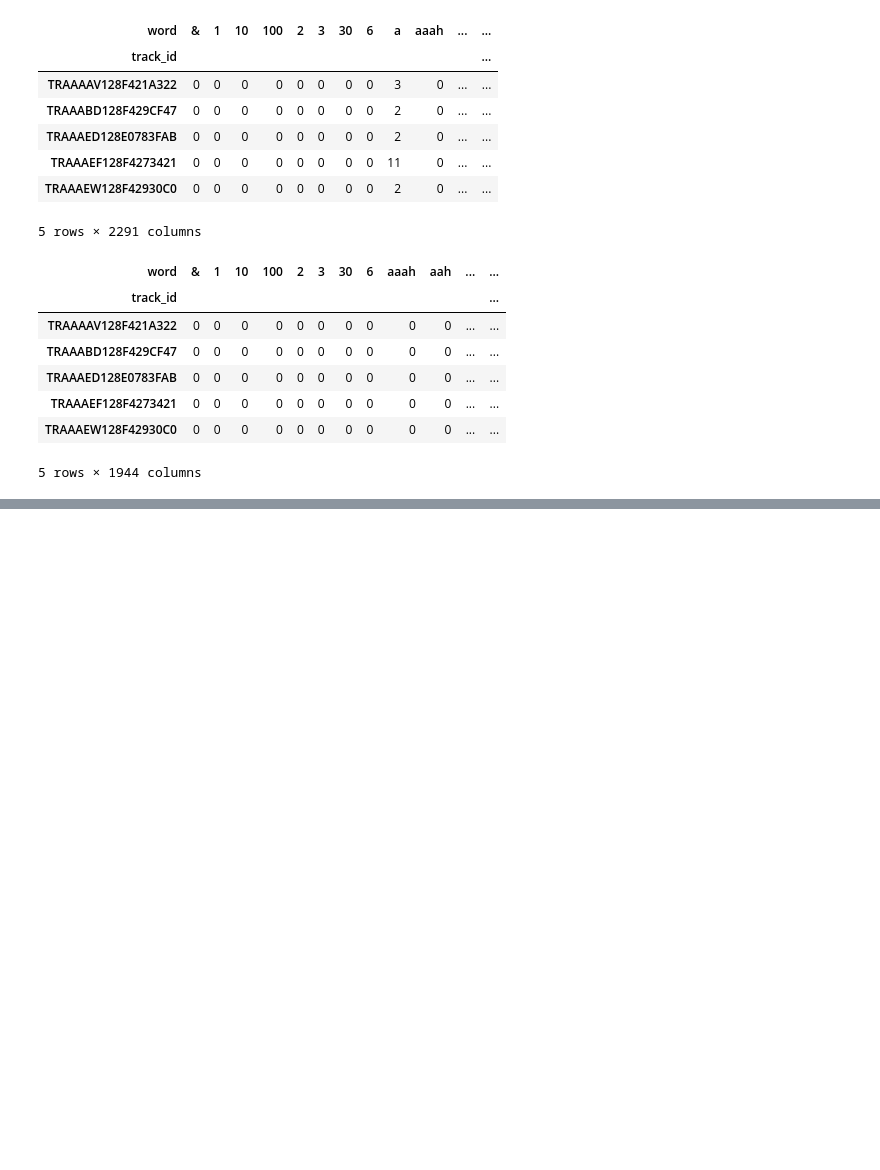
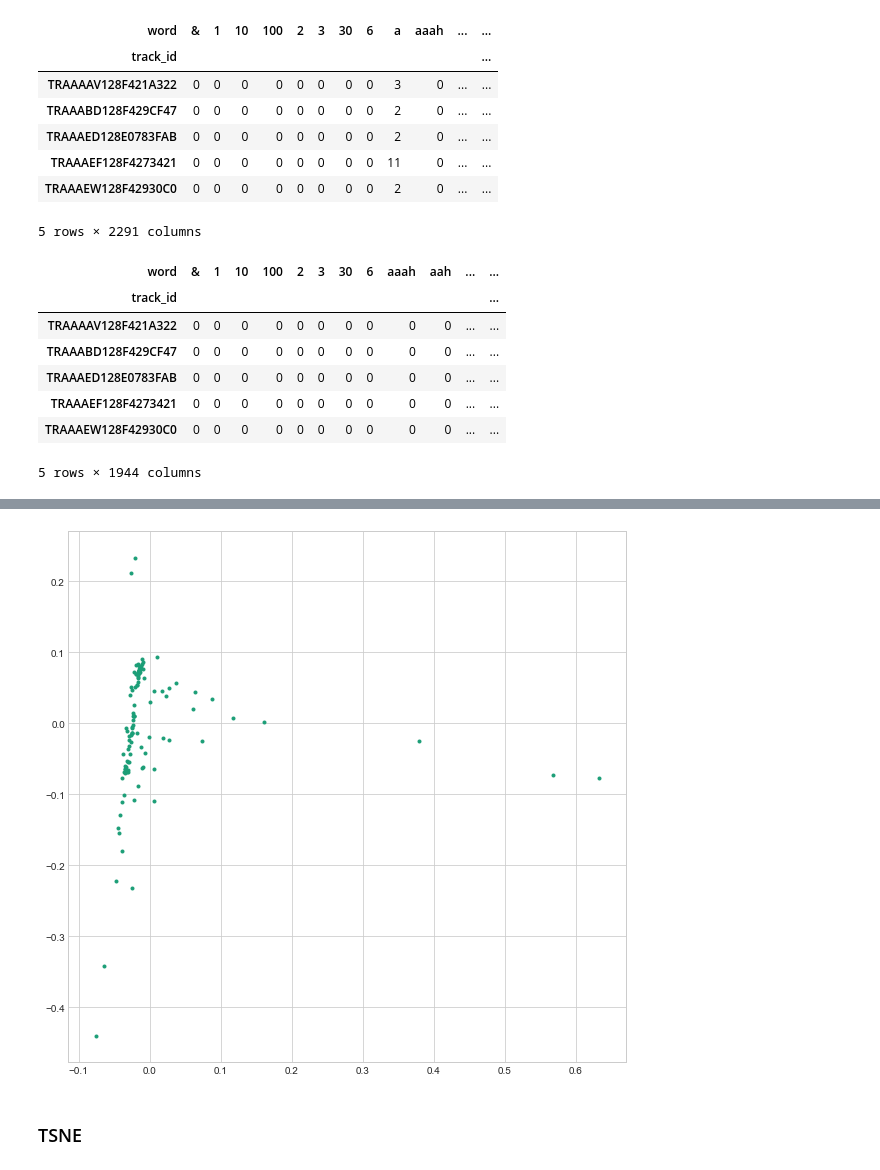
Before and after one commit to pylablanche/MillionSong, a Jupyter notebook: BagOfWord_Analysis.ipynb, the cells around one changed output, grey strips where cells are left out. Drawn from its saved outputs; the diff is of its cells as text; code cells hidden in the pictures; blank space fills up the shorter version.

```diff
--- a/BagOfWord_Analysis.ipynb
+++ b/BagOfWord_Analysis.ipynb
@@ -136,0 +172,12 @@ sns.heatmap(lyrics_no_stopwords_mat.head(15), vmax=5.0, cmap='Blues_r', )
+# %%
+lle = LocallyLinearEmbedding(n_components=2)
+lyrics_no_lle = lle.fit_transform(lyrics_no_stopwords_mat)
+
+plt.figure(figsize=(10,10))
+
+plt.scatter(lyrics_no_lle[:,0], lyrics_no_lle[:,1], marker='.')
+plt.axis('scaled');
+# %% [output]
+[figure, added]
+# %% [markdown]
+### TSNE
```
Also changed, not shown: parts of 21 cells of this notebook.
